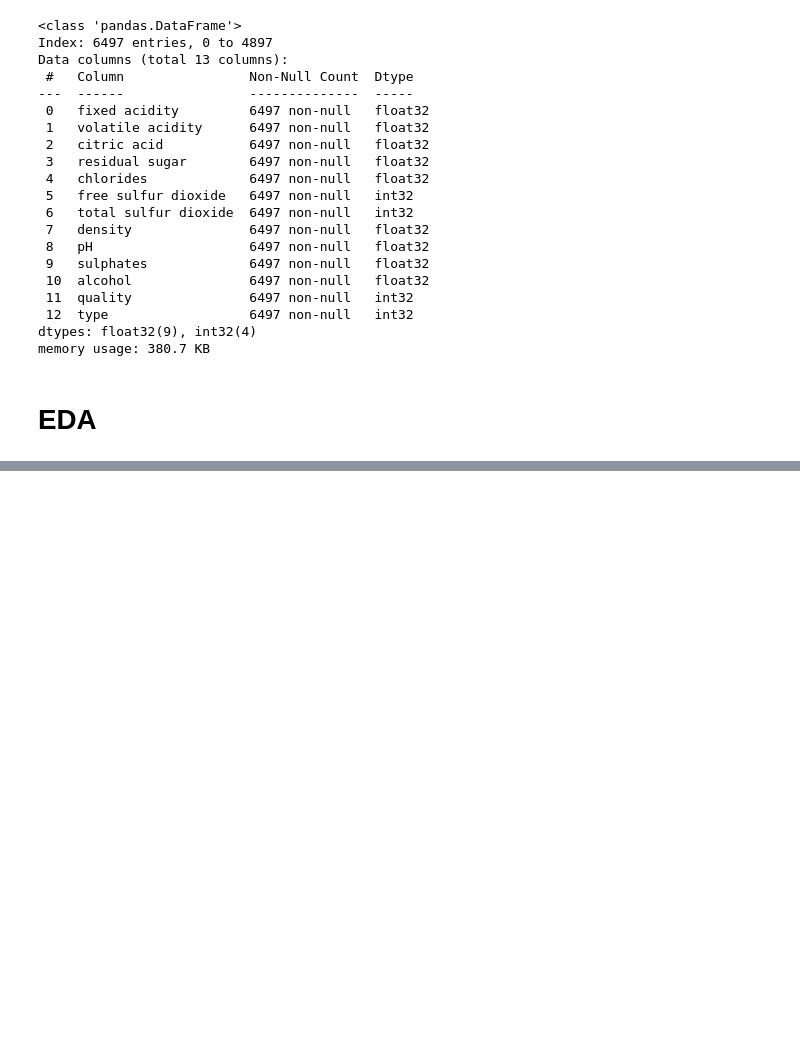
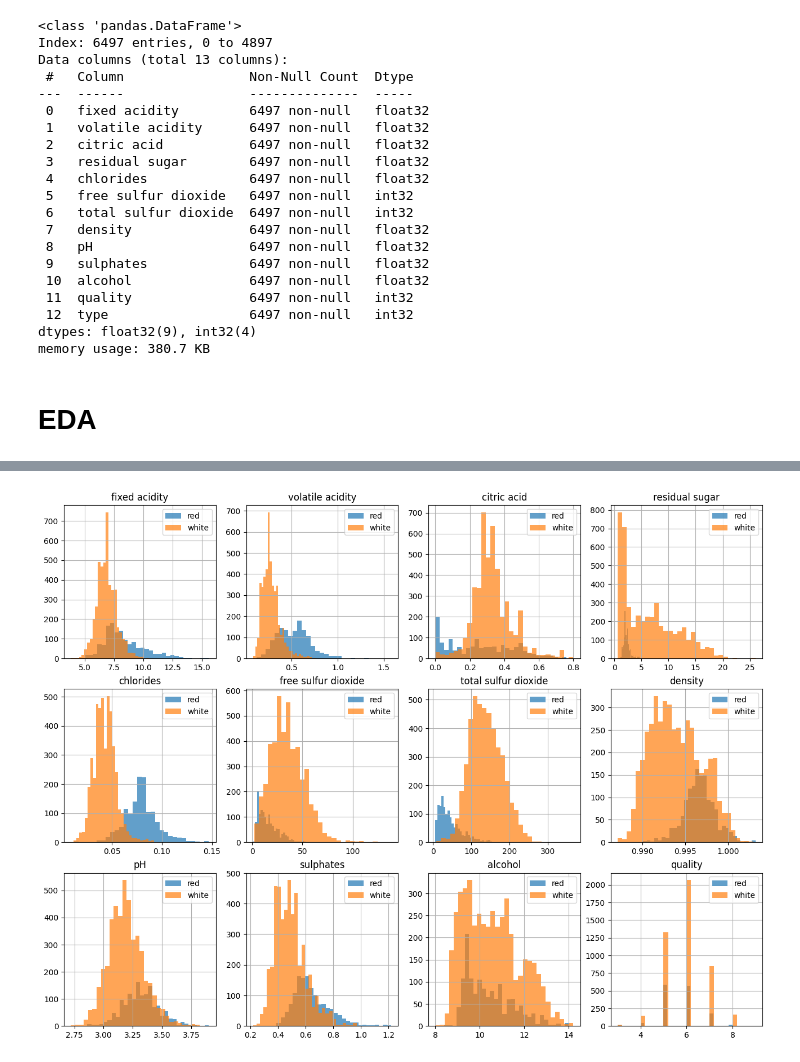
Before and after one commit to Baklanov-Daniil/master, a Jupyter notebook: mlbd/notebooks/lab1_k6.ipynb, the cells around one changed output, grey strips where cells are left out. Saved outputs shown, nothing was run; the diff lists cells and outputs as text; code cells hidden in the pictures; blank space fills up the shorter version.

```diff
--- a/mlbd/notebooks/lab1_k6.ipynb
+++ b/mlbd/notebooks/lab1_k6.ipynb
@@ -210,4 +163,0 @@ Name: 0.25, dtype: float64
-# %%
-# Определить верхние пределы выбросов
-Q3 = outlier.quantile(0.75)
-Q3
@@ -299,0 +254,11 @@ plt.show()
+# %%
+fig, axes = plt.subplots(3, 4, figsize=(16, 12))
+axes = axes.flatten()
+
+for i, col in enumerate(data_final.columns[:-1]):
+    data_final[data_final['type'] == 1][col].hist(ax=axes[i], alpha=0.7, label='red', bins=30)
+    data_final[data_final['type'] == 0][col].hist(ax=axes[i], alpha=0.7, label='white', bins=30)
+    axes[i].set_title(col)
+    axes[i].legend()
+# %% [output]
+[figure, added]
```
Also changed, not shown: parts of 20 cells of this notebook, 4 other files.
